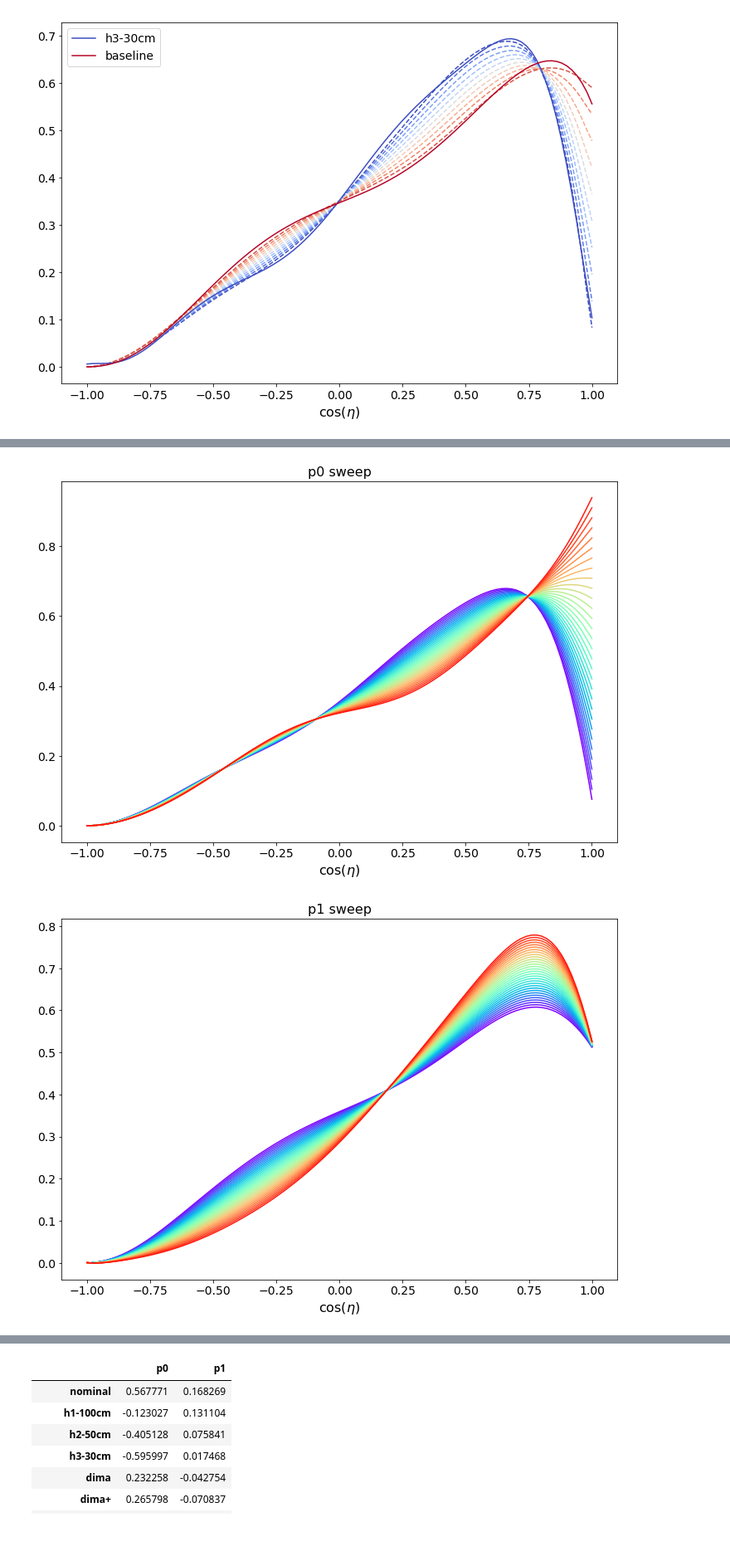
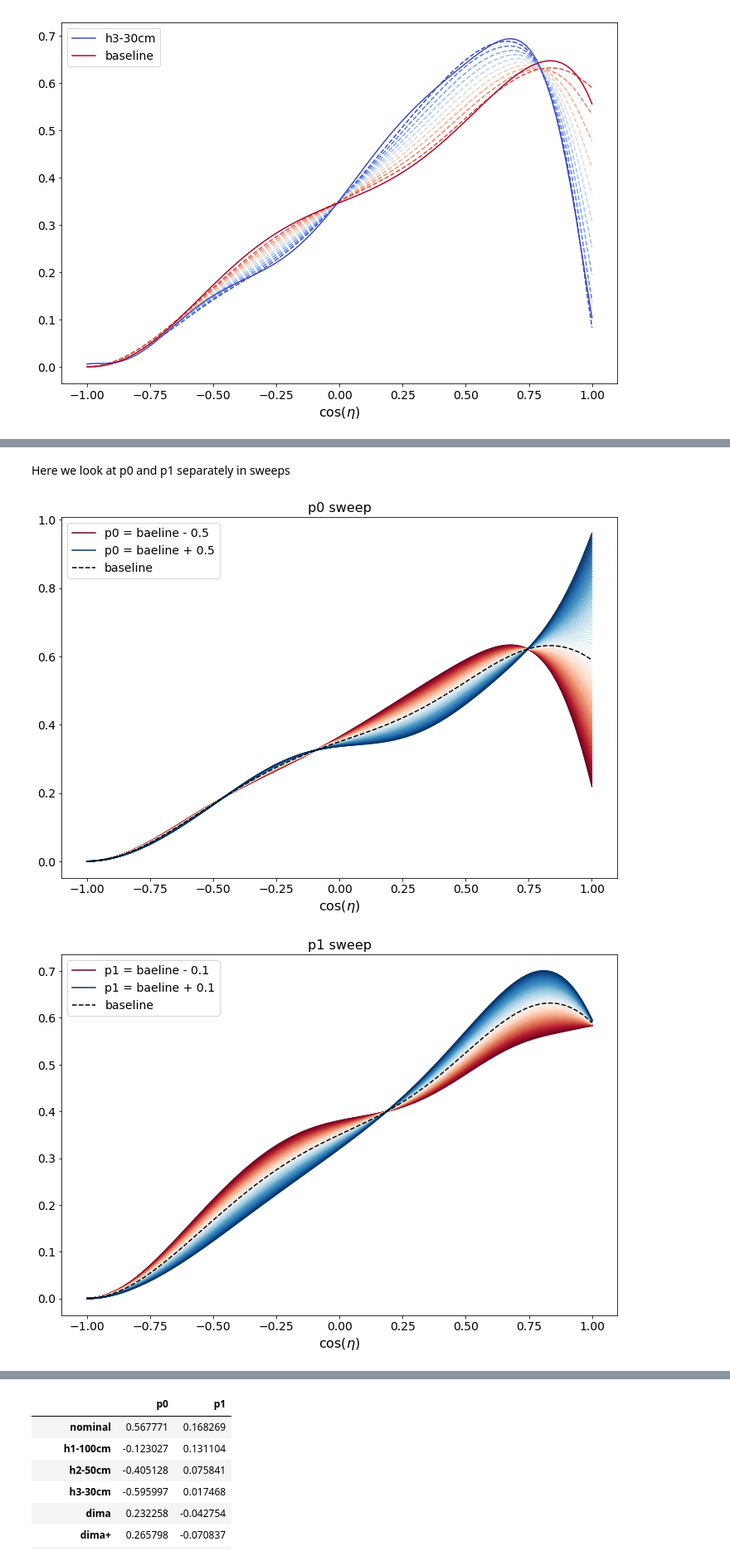
Before and after one commit to icecube/angular_acceptance, a Jupyter notebook: Angular_acceptance.ipynb, the cells around one changed output, grey strips where cells are left out. Shown at 83% size. Saved outputs shown, nothing was run; the diff lists cells and outputs as text; code cells hidden in the pictures; blank space fills up the shorter version.

```diff
--- a/Angular_acceptance.ipynb
+++ b/Angular_acceptance.ipynb
@@ -404,7 +406,7 @@ with open('unified_angular_acceptance.py', 'w') as f:
 # %%
 from unified_angular_acceptance import angsens_poly
 from numpy.polynomial import polynomial
-N = 31
+N = 101
 eta = np.linspace(-1,1,101)
 for i, p in enumerate(zip(np.linspace(df['p0'].min(), df['p0'].max() ,N), np.linspace(df['p1'].min(),df['p1'].max(),N))):
     coef = angsens_poly(p)
@@ -417,20 +419,50 @@ Text(0.5, 0, '$\\cos(\\eta)$')
+# %% [markdown]
+Here we look at p0 and p1 separately in sweeps
 # %%
-for i, p in enumerate(zip(np.linspace(df['p0'].min(), df['p0'].max(),N), np.linspace(df['p1'].mean(),df['p1'].mean(),N))):
+for i, p in enumerate(zip(np.linspace(df.loc['baseline']['p0'] -0.5, df.loc['baseline']['p0'] +0.5,N), np.linspace(df.loc['baseline']['p1'],df.loc['baseline']['p1'],N))):
     coef = angsens_poly(p)
     newf = polynomial.Polynomial(coef[1:])
-    plt.plot(eta, newf(eta), c=cm.rainbow(i/N))
+    if i == 0:
+        label = 'p0 = baeline - 0.5'
+    elif i == N - 1:
+        label = 'p0 = baeline + 0.5'
+    else:
+        label = None
+
+    plt.plot(eta, newf(eta), c=cm.RdBu(i/N), label=label)
+
+coef = angsens_poly(df.loc['baseline'].values)
+newf = polynomial.Polynomial(coef[1:])
+plt.plot(eta, newf(eta), c='k', ls='--', label='baseline')
+
+plt.legend()
+
 plt.title('p0 sweep')
 plt.gca().set_xlabel(r'$\cos(\eta)$')
 plt.savefig('p0_sweep.png')
 # %% [output]
-[figure, old version]
+[figure, new version]
 # %%
-for i, p in enumerate(zip(np.linspace(df['p0'].mean(), df['p0'].mean() ,N), np.linspace(df['p1'].min(),df['p1'].max(),N))):
+for i, p in enumerate(zip(np.linspace(df.loc['baseline']['p0'], df.loc['baseline']['p0'],N), np.linspace(df.loc['baseline']['p1']-0.1,df.loc['baseline']['p1']+0.1,N))):
     coef = angsens_poly(p)
     newf = polynomial.Polynomial(coef[1:])
-    plt.plot(eta, newf(eta), c=cm.rainbow(i/N))
+    if i == 0:
+        label = 'p1 = baeline - 0.1'
+    elif i == N - 1:
+        label = 'p1 = baeline + 0.1'
+    else:
+        label = None
+
+    plt.plot(eta, newf(eta), c=cm.RdBu(i/N), label=label)
+
+coef = angsens_poly(df.loc['baseline'].values)
+newf = polynomial.Polynomial(coef[1:])
+plt.plot(eta, newf(eta), c='k', ls='--', label='baseline')
+
+plt.legend()
+
 plt.title('p1 sweep')
 plt.gca().set_xlabel(r'$\cos(\eta)$')
 plt.savefig('p1_sweep.png')
 # %% [output]
-[figure, old version]
+[figure, new version]
```
Also changed, not shown: parts of 43 cells of this notebook, 51 other files.
